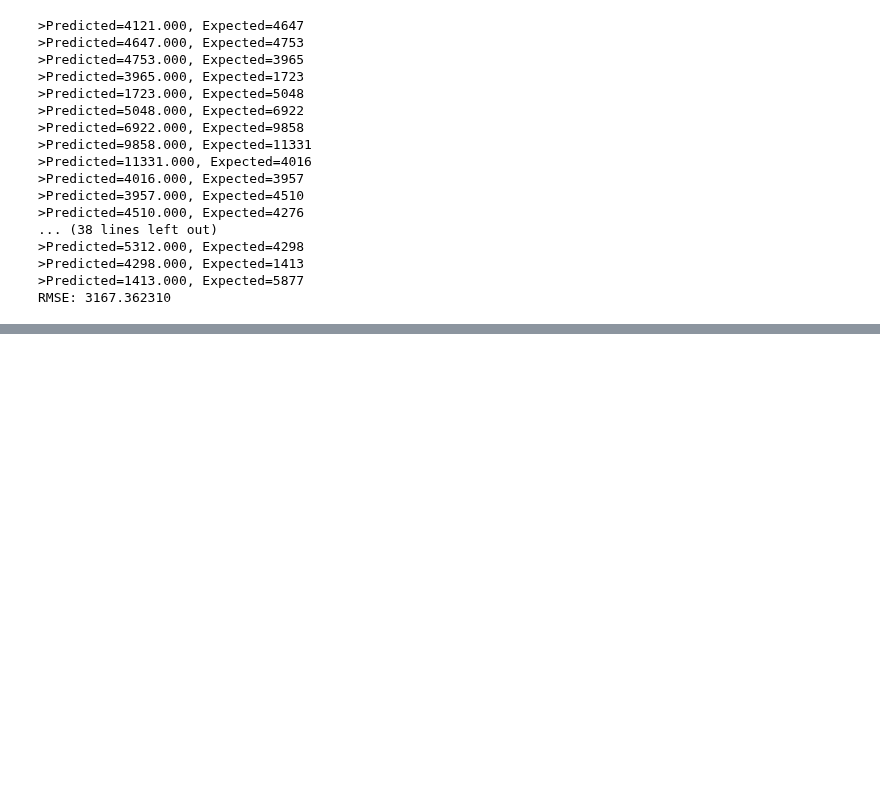
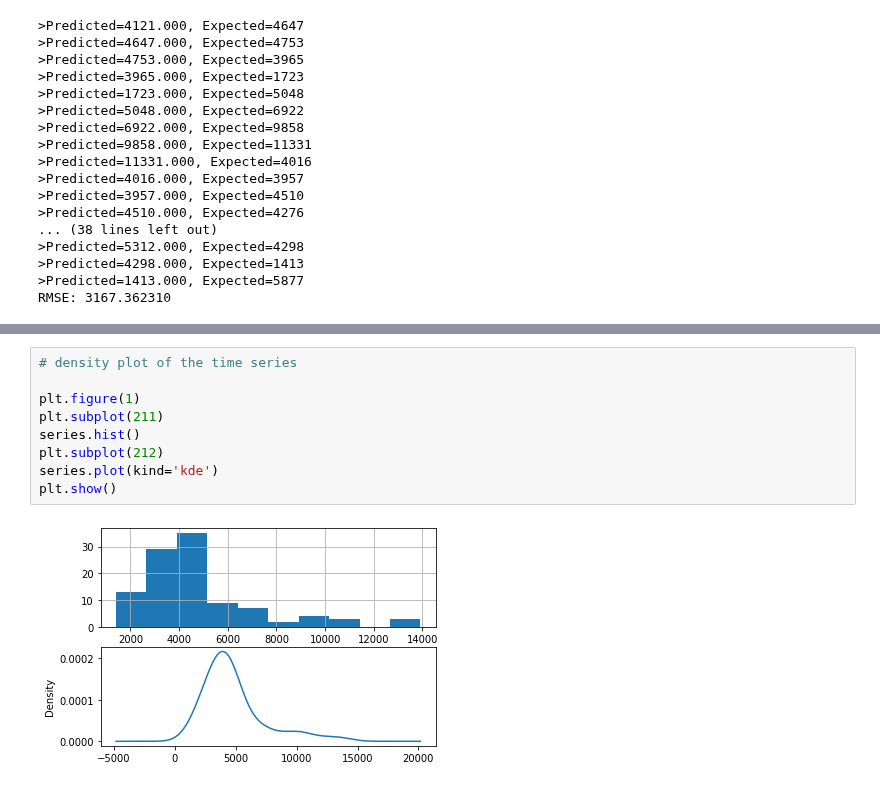
Before and after one commit to ayosamobitade/Time-Series-Analytic-Projects, a Jupyter notebook: Monthly Sales of French Champagne/Untitled.ipynb, the cells around one changed output, grey strips where cells are left out. Saved outputs shown, nothing was run; the diff lists cells and outputs as text; blank space fills up the shorter version.

```diff
--- a/Monthly Sales of French Champagne/Untitled.ipynb
+++ b/Monthly Sales of French Champagne/Untitled.ipynb
@@ -78,0 +116,11 @@ RMSE: 3167.362310
+# %%
+# density plot of the time series
+
+plt.figure(1)
+plt.subplot(211)
+series.hist()
+plt.subplot(212)
+series.plot(kind='kde')
+plt.show()
+# %% [output]
+[figure, added]
```
Also changed, not shown: parts of 5 cells of this notebook.
